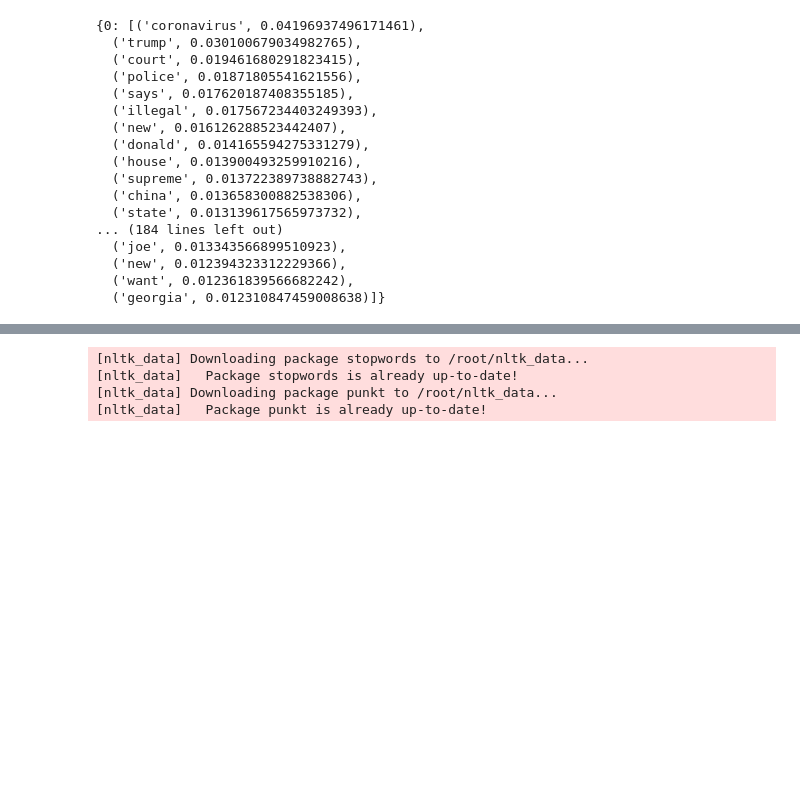
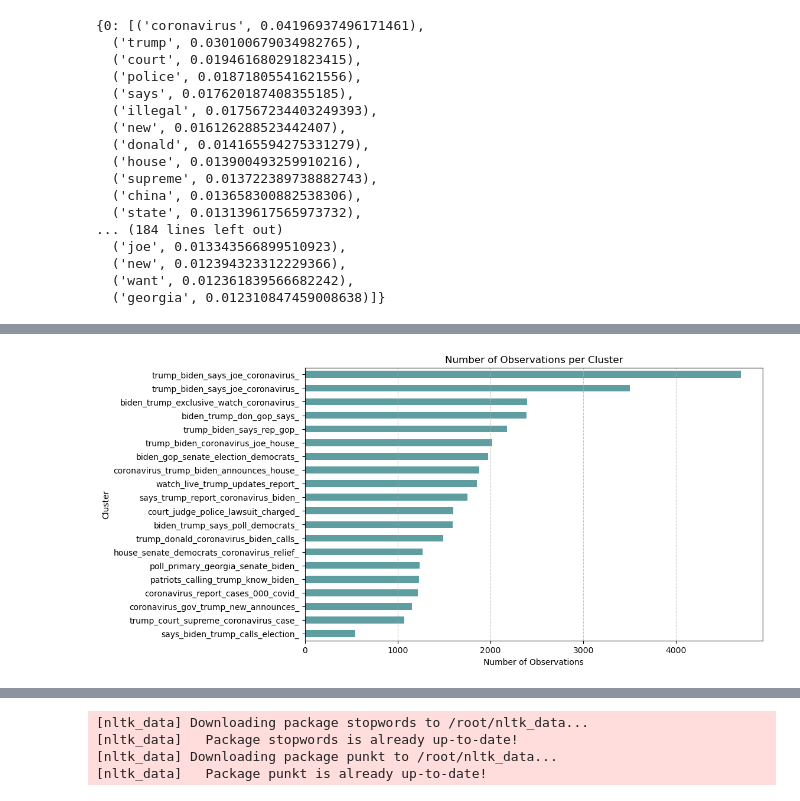
Before and after one commit to meganhmoore/LingoQuartet, a Jupyter notebook: notebooks/jpm_kmeans.ipynb, the cells around one changed output, grey strips where cells are left out. Cells and saved outputs as stored; diff of their text form; code cells hidden in the pictures; blank space fills up the shorter version.

```diff
--- a/notebooks/jpm_kmeans.ipynb
+++ b/notebooks/jpm_kmeans.ipynb
@@ -278 +216,7 @@ Name: title, Length: 100, dtype: int64
+# %%
+#Count number of observations per cluster
+count_cluster = {}
+for k in k_vals:
+    k_cluster = f"count_cluster_k{k}"
+    count_cluster[k_cluster] = embeddings.groupby(f"cluster_{k}").count().sort_values(by="title", ascending=False)["title"]
 # %%
@@ -366,0 +287,5 @@ top_n_words_50[3]
+# %%
+doc_per_topic_k20 = embeddings.groupby("cluster_20",as_index=False).agg({"title": " ".join})
+tf_idf_20, count_20 = c_tf_idf(doc_per_topic_k20["title"], m=len(embeddings))
+top_n_words_20 = extract_top_n_words_per_topic(tf_idf_20, count_20, doc_per_topic_k20,"cluster_20", n=20)
+top_n_words_20
@@ -367,3 +310,40 @@ top_n_words_50[3]
+# %%
+# Count the number of observations per cluster
+
+def cluster_word_rep(k=10):
+    """
+    Plot the for the first 10 clusters ordered by number of articles
+    the number of articles in that cluster with the labels
+    representing the most important words calculated by tf-idf method.
+    Input:
+    -k(int): Indicator of which cluster label utilized
+    Return:
+    None, plots graph with results
+    """
+    cluster_counts = embeddings[f"cluster_{k}"].value_counts()
+    labels = {}
+    for cluster,n_grams in top_n_words_20.items():
+        label = ""
+        for word,value in n_grams[:5]:
+            label += word
+            label += "_"
+        labels[cluster] = label
+
+    # Sort the clusters by count
+    cluster_counts = cluster_counts.sort_values()
+
+    # Create a horizontal bar plot
+    plt.figure(figsize=(10, 6))
+    cluster_counts.plot(kind='barh', color='cadetblue')
+    plt.xlabel('Number of Observations')
+    plt.ylabel('Cluster')
+    plt.title('Number of Observations per Cluster')
+    plt.yticks(range(len(cluster_counts)), [labels[cluster] for cluster in cluster_counts.index])
+    plt.grid(axis='x', linestyle='--', alpha=0.7)
+    plt.show()
+cluster_word_rep(20)
+# %% [output]
+[figure, added]
 # %%
 tf_idf_100, count_100 = c_tf_idf(doc_per_topic_k100["title"], m=len(embeddings))
 top_n_words_100 = extract_top_n_words_per_topic(tf_idf_100, count_100, doc_per_topic_k100,"cluster_100", n=20)
```
Also changed, not shown: parts of 29 cells of this notebook, 1 other file.
